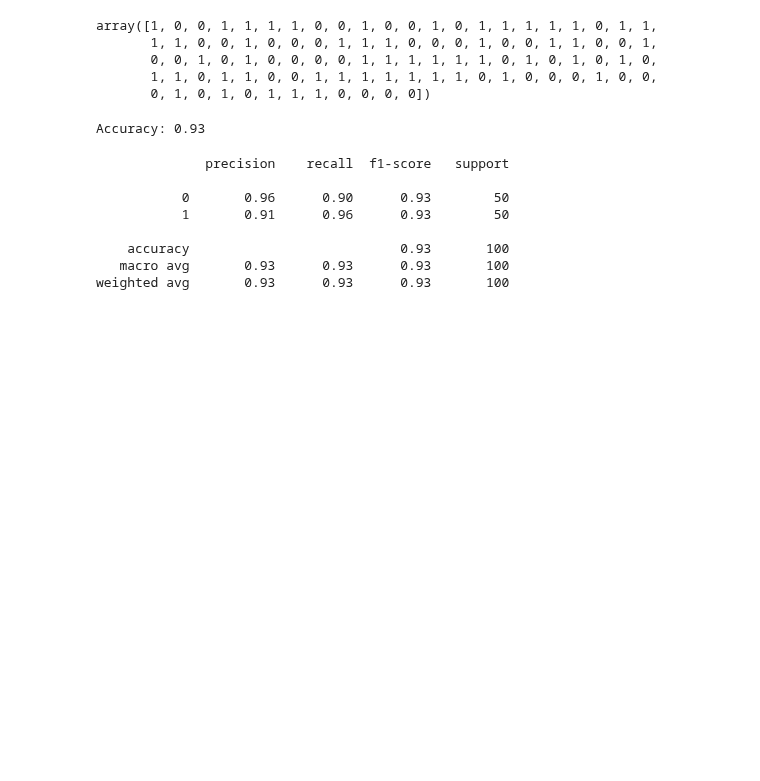
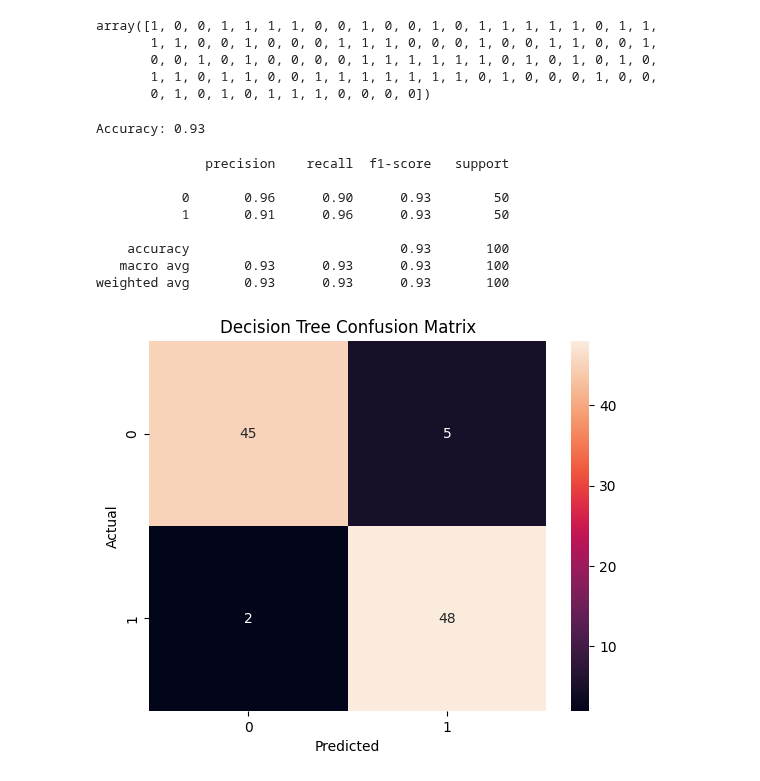
Before and after one commit to abhinavsinh014-prog/Machine-Learing, a Jupyter notebook: StudentPerformancePred.ipynb, the cells around one changed output. Saved outputs shown, nothing was run; the diff lists cells and outputs as text; code cells hidden in the pictures; blank space fills up the shorter version.

```diff
--- a/StudentPerformancePred.ipynb
+++ b/StudentPerformancePred.ipynb
@@ -174,3 +174,22 @@ print(
     accuracy                           0.93       100
    macro avg       0.93      0.93      0.93       100
 weighted avg       0.93      0.93      0.93       100
+# %%
+cm = confusion_matrix(
+    y_test,
+    y_pred
+)
+
+sns.heatmap(
+    cm,
+    annot=True,
+    fmt="d"
+)
+
+plt.xlabel("Predicted")
+plt.ylabel("Actual")
+plt.title("Decision Tree Confusion Matrix")
+
+plt.show()
+# %% [output]
+[figure, added]
```
Also changed, not shown: parts of 4 cells of this notebook.
